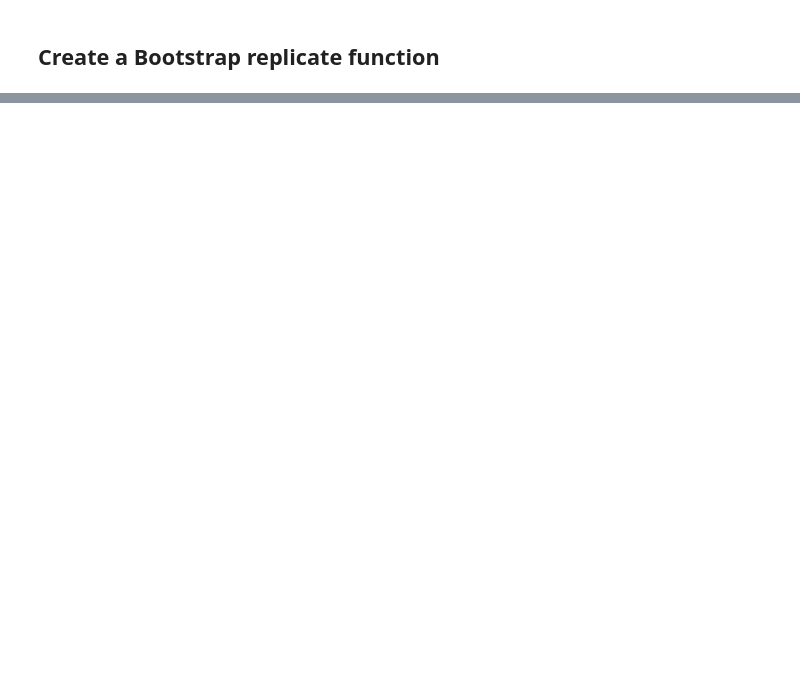
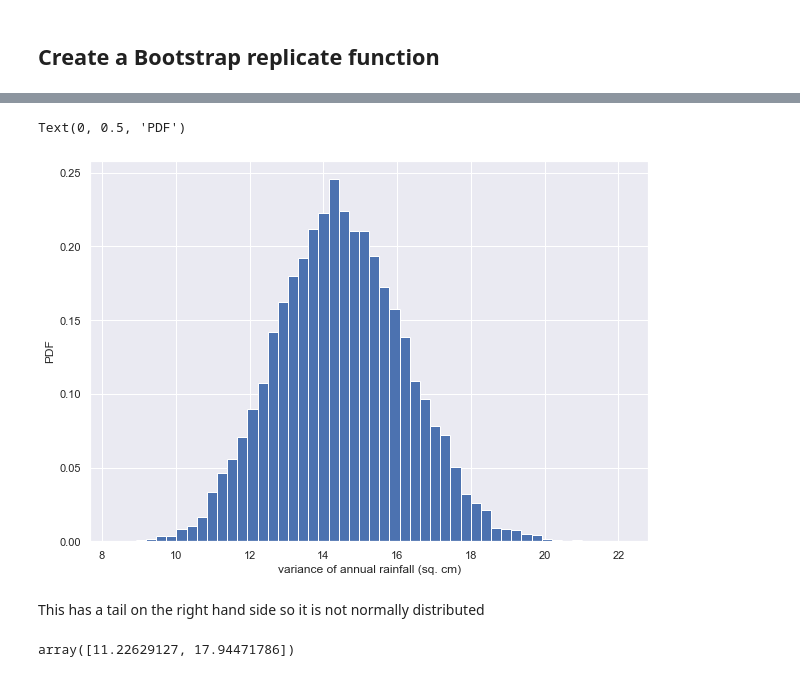
Before and after one commit to kipmadden/Statistical-Thinking, a Jupyter notebook: Sheffeild Weather Station Bootstrapping.ipynb, the cells around one changed output, grey strips where cells are left out. Saved outputs shown, nothing was run; the diff lists cells and outputs as text; code cells hidden in the pictures; blank space fills up the shorter version.

```diff
--- a/Sheffeild Weather Station Bootstrapping.ipynb
+++ b/Sheffeild Weather Station Bootstrapping.ipynb
@@ -82,0 +134,23 @@ TypeError: 'norm' must be an instance of matplotlib.colors.Normalize or None, no
+# %%
+# Generate 10,000 bootstrap replicates of the variance: bs_replicates
+bs_replicates = draw_bs_reps(rainfall, np.var, size=10000)
+
+# Put the variance in units of square centimeters
+bs_replicates = bs_replicates / 100
+# %%
+# Make a histogram of the results
+fig, ax = plt.subplots(figsize=(10,7))
+plt.hist(bs_replicates, bins=50, density=True)
+plt.xlabel('variance of annual rainfall (sq. cm)')
+plt.ylabel('PDF')
+# %% [output]
+Text(0, 0.5, 'PDF')
+[figure, added]
+# %% [markdown]
+This has a tail on the right hand side so it is not normally distributed
+# %%
+# Compute a 95% confidence interval
+var_ci = np.percentile(bs_replicates, [2.5,97.5])
+var_ci
+# %% [output]
+array([11.22629127, 17.94471786])
```
Also changed, not shown: parts of 10 cells of this notebook.
